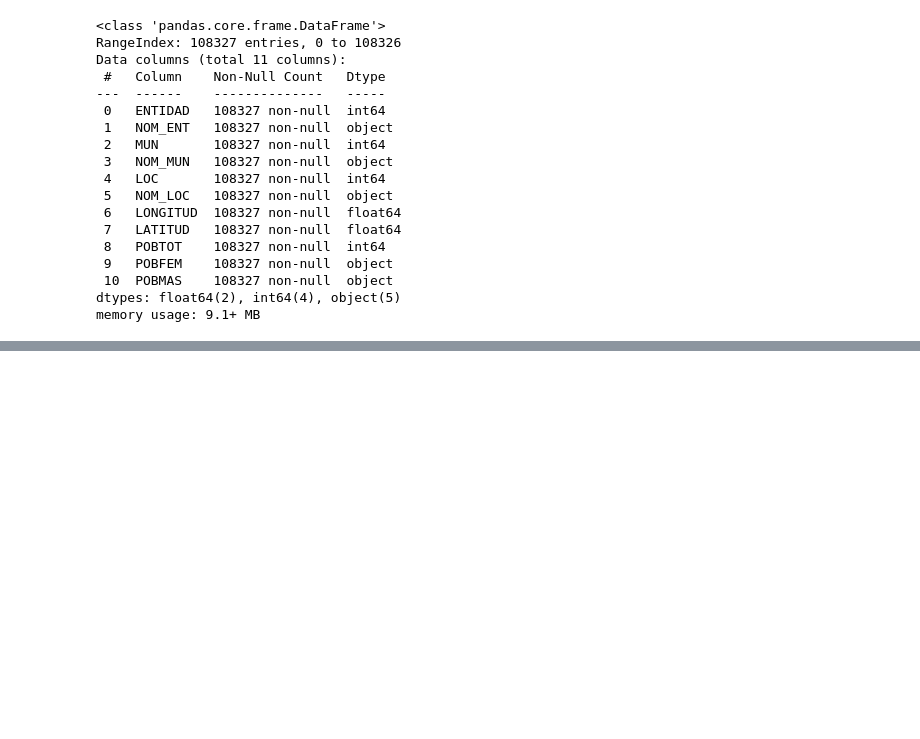
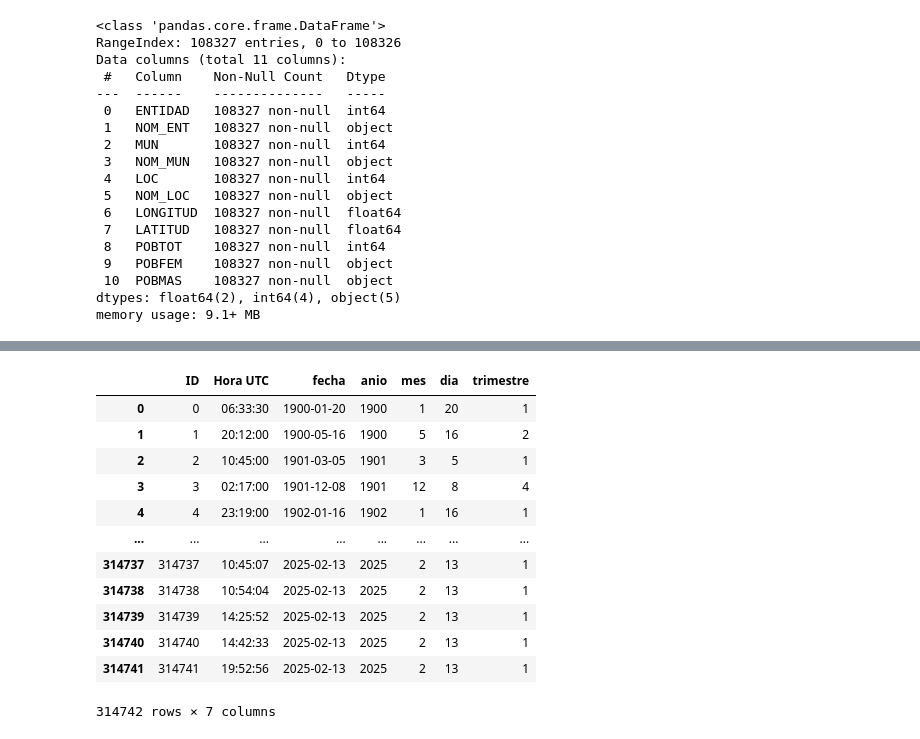
Before and after one commit to Pinedah/bda-p2-datawarehouse, a Jupyter notebook: datawarehouse.ipynb, the cells around one changed output, grey strips where cells are left out. Cells and saved outputs as stored; diff of their text form; code cells hidden in the pictures; blank space fills up the shorter version.

```diff
--- a/datawarehouse.ipynb
+++ b/datawarehouse.ipynb
@@ -1813,0 +1908,2 @@ dw_poblacion = poblacion.copy()
+# %%
+dw_sismos['ID'] = dw_sismos.index
@@ -1813,0 +1915,24 @@ dw_poblacion = poblacion.copy()
+# %%
+# dimension del tiempo
+dw_dim_tiempo = dw_sismos[['ID', 'Fecha', 'Hora UTC']].copy()
+dw_dim_tiempo['fecha'] = pd.to_datetime(dw_dim_tiempo['Fecha'])
+dw_dim_tiempo['anio'] = dw_dim_tiempo['fecha'].dt.year
+dw_dim_tiempo['mes'] = dw_dim_tiempo['fecha'].dt.month
+dw_dim_tiempo['dia'] = dw_dim_tiempo['fecha'].dt.day
+dw_dim_tiempo['trimestre'] = dw_dim_tiempo['fecha'].dt.quarter
+dw_dim_tiempo = dw_dim_tiempo.drop(columns=['Fecha'])
+dw_dim_tiempo
+# %% [output]
+|  | ID | Hora UTC | fecha | anio | mes | dia | trimestre |
+| 0 | 0 | 06:33:30 | 1900-01-20 | 1900 | 1 | 20 | 1 |
+| 1 | 1 | 20:12:00 | 1900-05-16 | 1900 | 5 | 16 | 2 |
+| 2 | 2 | 10:45:00 | 1901-03-05 | 1901 | 3 | 5 | 1 |
+| 3 | 3 | 02:17:00 | 1901-12-08 | 1901 | 12 | 8 | 4 |
+| 4 | 4 | 23:19:00 | 1902-01-16 | 1902 | 1 | 16 | 1 |
+| ... | ... | ... | ... | ... | ... | ... | ... |
+| 314737 | 314737 | 10:45:07 | 2025-02-13 | 2025 | 2 | 13 | 1 |
+| 314738 | 314738 | 10:54:04 | 2025-02-13 | 2025 | 2 | 13 | 1 |
+| 314739 | 314739 | 14:25:52 | 2025-02-13 | 2025 | 2 | 13 | 1 |
+| 314740 | 314740 | 14:42:33 | 2025-02-13 | 2025 | 2 | 13 | 1 |
+| 314741 | 314741 | 19:52:56 | 2025-02-13 | 2025 | 2 | 13 | 1 |
+314742 rows × 7 columns
```
Also changed, not shown: parts of 11 cells of this notebook.
